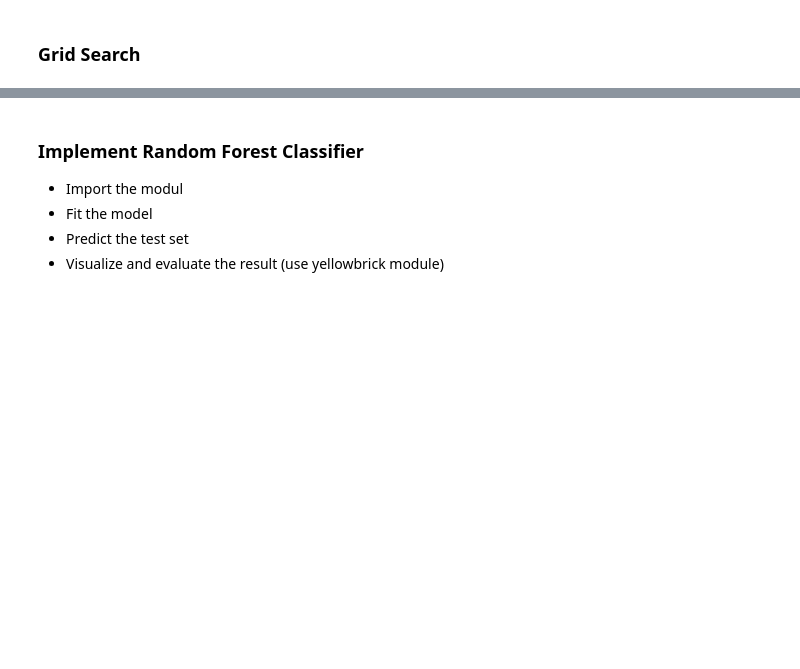
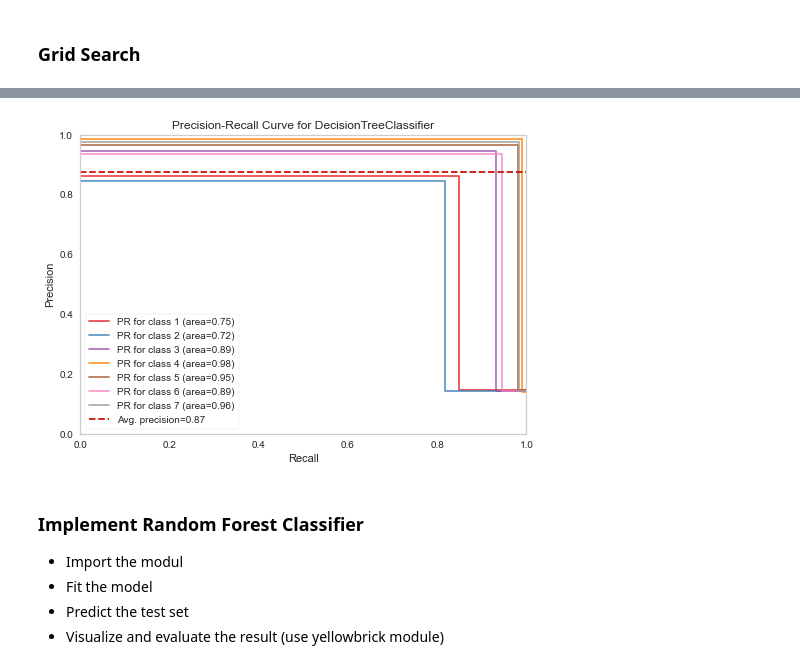
Before and after one commit to sumeyraunal/tree_types_prediction, a Jupyter notebook: Tree_Types_Prediction_Classification_student.ipynb, the cells around one changed output, grey strips where cells are left out. Cells and saved outputs as stored; diff of their text form; code cells hidden in the pictures; blank space fills up the shorter version.

```diff
--- a/Tree_Types_Prediction_Classification_student.ipynb
+++ b/Tree_Types_Prediction_Classification_student.ipynb
@@ -576,3 +639,17 @@ grid_model.best_score_
+# %%
+from yellowbrick.classifier import PrecisionRecallCurve
+model = DecisionTreeClassifier(random_state=101)
+
+visualizer = PrecisionRecallCurve(
+    model,
+    per_class=True, classes= [1,2,3,4,5,6,7],
+    cmap="Set1"
+)
+visualizer.fit(X_train, y_train)
+visualizer.score(X_test, y_test)
+visualizer.show();
+# %% [output]
+[figure, added]
 # %% [markdown]
 ### Implement Random Forest Classifier
 - Import the modul
```
Also changed, not shown: parts of 60 cells of this notebook.
